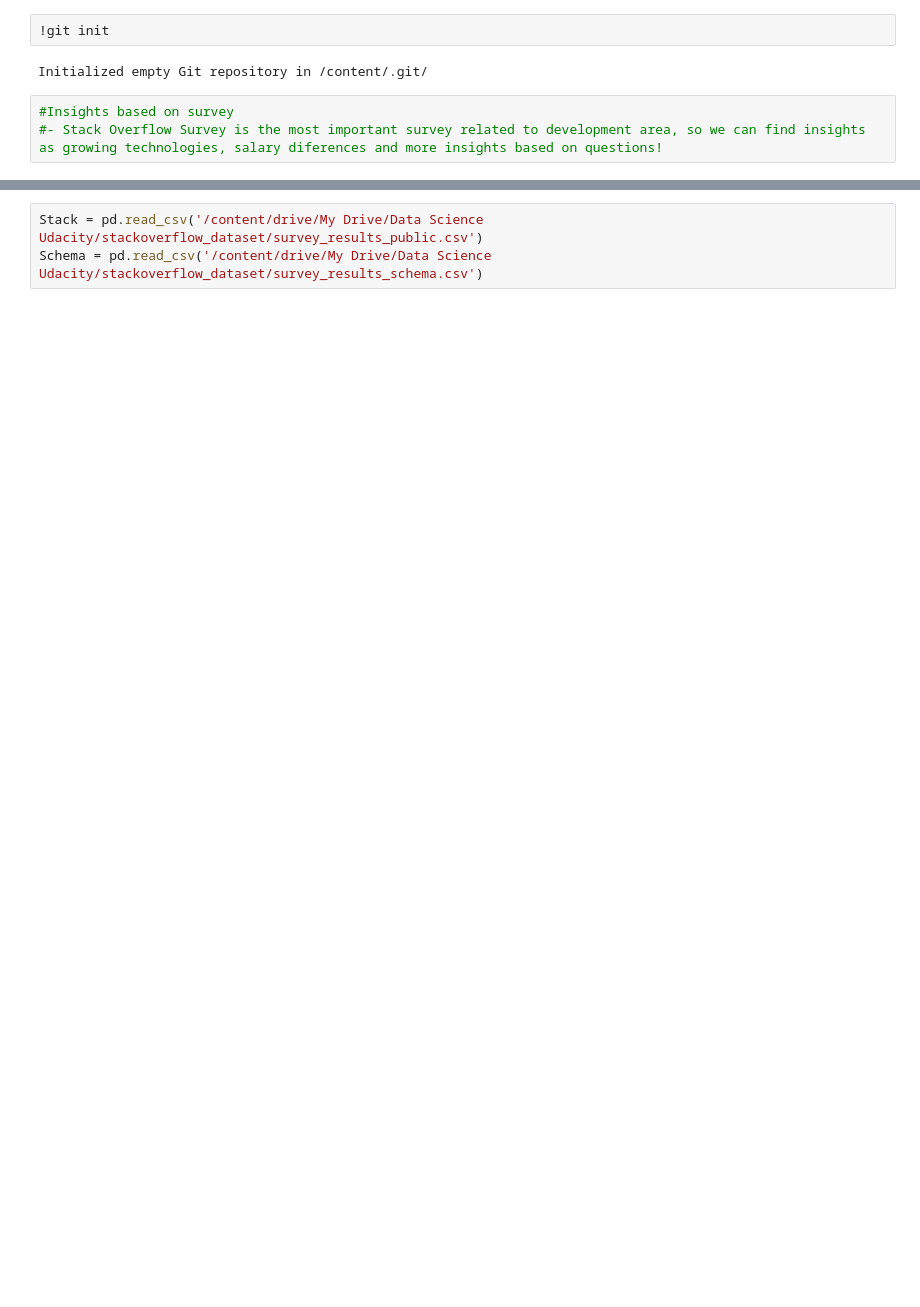
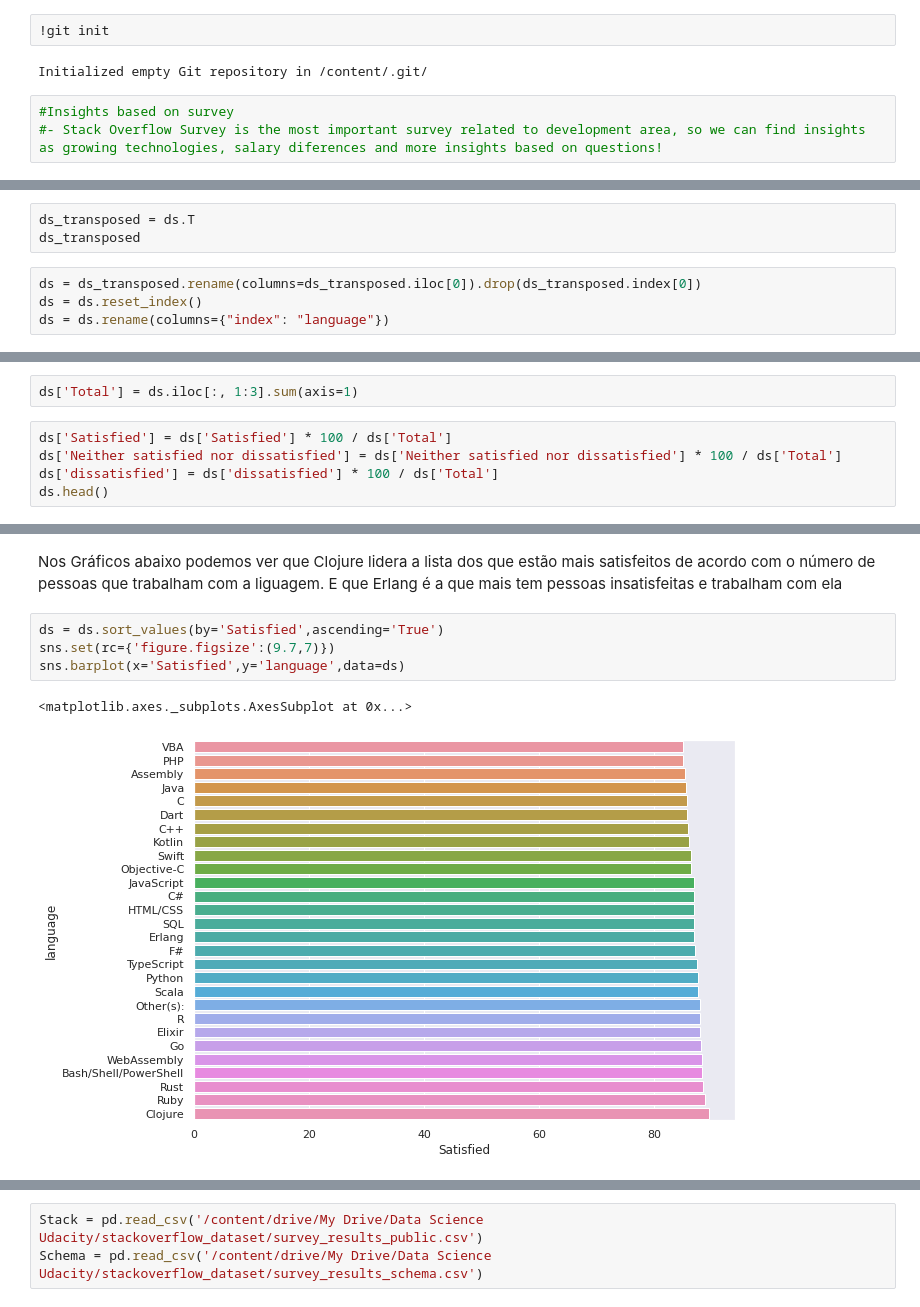
Before and after one commit to guimontico/DataSicenceProjects, a Jupyter notebook: UdacityProjects/StackOverflowSurvey.ipynb, the cells around one changed output, grey strips where cells are left out. Drawn from its saved outputs; the diff is of its cells as text; blank space fills up the shorter version.

```diff
--- a/UdacityProjects/StackOverflowSurvey.ipynb
+++ b/UdacityProjects/StackOverflowSurvey.ipynb
@@ -160,0 +284,7 @@ warnings.simplefilter("ignore", UserWarning)
+# %%
+ds_transposed = ds.T
+ds_transposed
+# %%
+ds = ds_transposed.rename(columns=ds_transposed.iloc[0]).drop(ds_transposed.index[0])
+ds = ds.reset_index()
+ds = ds.rename(columns={"index": "language"})
@@ -160,0 +300,7 @@ warnings.simplefilter("ignore", UserWarning)
+# %%
+ds['Total'] = ds.iloc[:, 1:3].sum(axis=1)
+# %%
+ds['Satisfied'] = ds['Satisfied'] * 100 / ds['Total']
+ds['Neither satisfied nor dissatisfied'] = ds['Neither satisfied nor dissatisfied'] * 100 / ds['Total']
+ds['dissatisfied'] = ds['dissatisfied'] * 100 / ds['Total']
+ds.head()
@@ -160,0 +314,9 @@ warnings.simplefilter("ignore", UserWarning)
+# %% [markdown]
+Nos Gráficos abaixo podemos ver que Clojure lidera a lista dos que estão mais satisfeitos de acordo com o número de pessoas que trabalham com a liguagem. E que Erlang é a que mais tem pessoas insatisfeitas e trabalham com ela
+# %%
+ds = ds.sort_values(by='Satisfied',ascending='True')
+sns.set(rc={'figure.figsize':(9.7,7)})
+sns.barplot(x='Satisfied',y='language',data=ds)
+# %% [output]
+<matplotlib.axes._subplots.AxesSubplot at 0x...>
+[figure, added]
```
Also changed, not shown: parts of 90 cells of this notebook.
